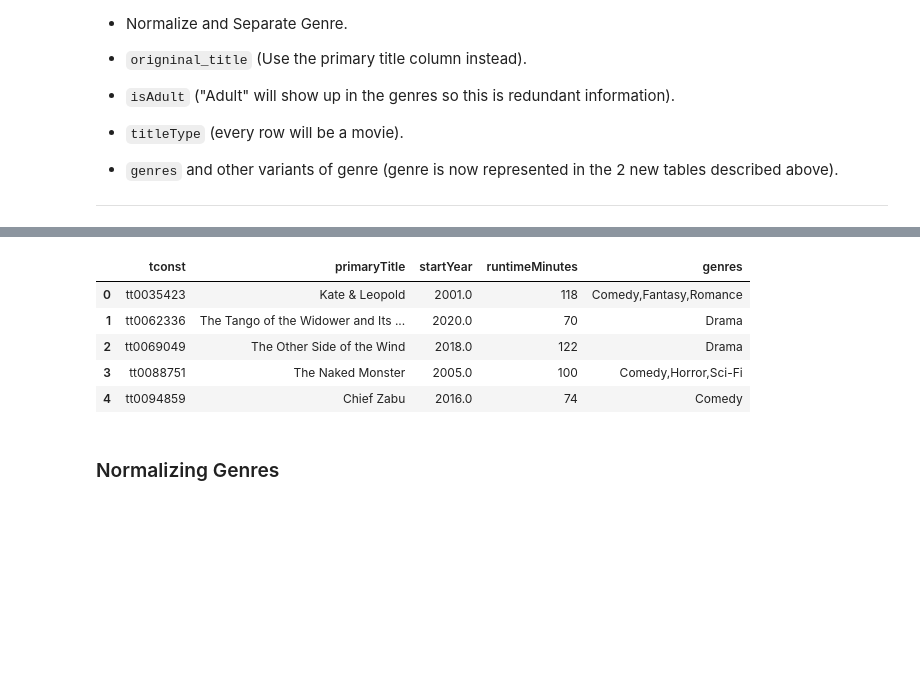
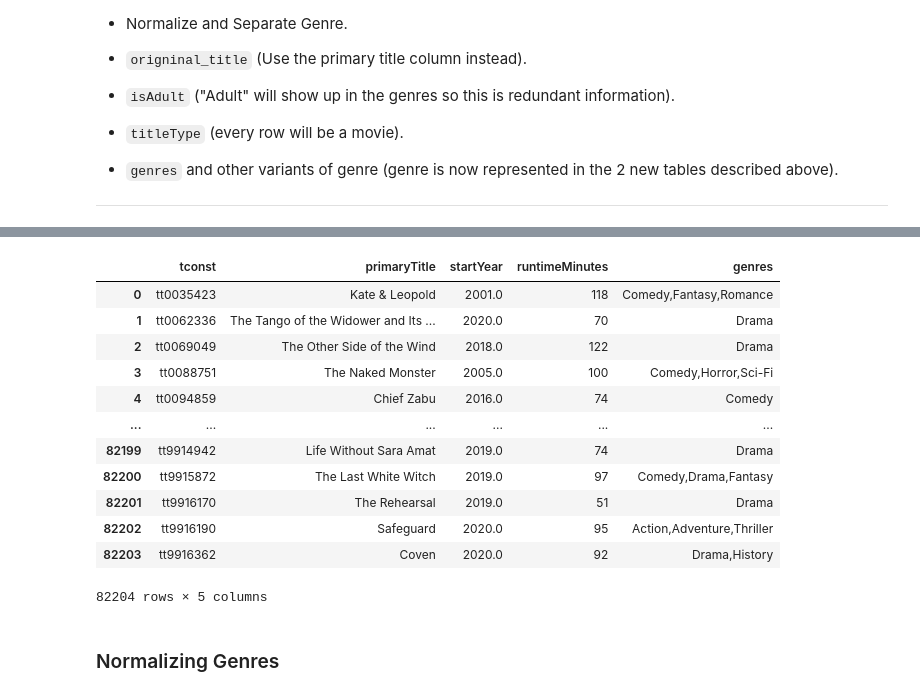
Before and after one commit to cole-beach/What-Makes-A-Movie-Successful, a Jupyter notebook: Part 03 - Creating SQL Database.ipynb, the cells around one changed output, grey strips where cells are left out. Saved outputs shown, nothing was run; the diff lists cells and outputs as text; code cells hidden in the pictures; blank space fills up the shorter version.

```diff
--- a/What Makes a Movie Successful - Part 03 - Creating SQL Database.ipynb
+++ b/Part 03 - Creating SQL Database.ipynb
@@ -300,15 +296,22 @@ memory usage: 5.0+ MB
 # %%
 # columns to drop
 columns_dropped = ['originalTitle', 'isAdult', 'titleType']
 basics = basics.drop(columns=columns_dropped)
-basics.head()
+basics
 # %% [output]
 |  | tconst | primaryTitle | startYear | runtimeMinutes | genres |
 | 0 | tt0035423 | Kate & Leopold | 2001.0 | 118 | Comedy,Fantasy,Romance |
 | 1 | tt0062336 | The Tango of the Widower and Its ... | 2020.0 | 70 | Drama |
 | 2 | tt0069049 | The Other Side of the Wind | 2018.0 | 122 | Drama |
 | 3 | tt0088751 | The Naked Monster | 2005.0 | 100 | Comedy,Horror,Sci-Fi |
 | 4 | tt0094859 | Chief Zabu | 2016.0 | 74 | Comedy |
+| ... | ... | ... | ... | ... | ... |
+| 82199 | tt9914942 | Life Without Sara Amat | 2019.0 | 74 | Drama |
+| 82200 | tt9915872 | The Last White Witch | 2019.0 | 97 | Comedy,Drama,Fantasy |
+| 82201 | tt9916170 | The Rehearsal | 2019.0 | 51 | Drama |
+| 82202 | tt9916190 | Safeguard | 2020.0 | 95 | Action,Adventure,Thriller |
+| 82203 | tt9916362 | Coven | 2020.0 | 92 | Drama,History |
+82204 rows × 5 columns
 # %% [markdown]
 ### Normalizing Genres
 # %%
```
Also changed, not shown: parts of 25 cells of this notebook, 1 other file.
